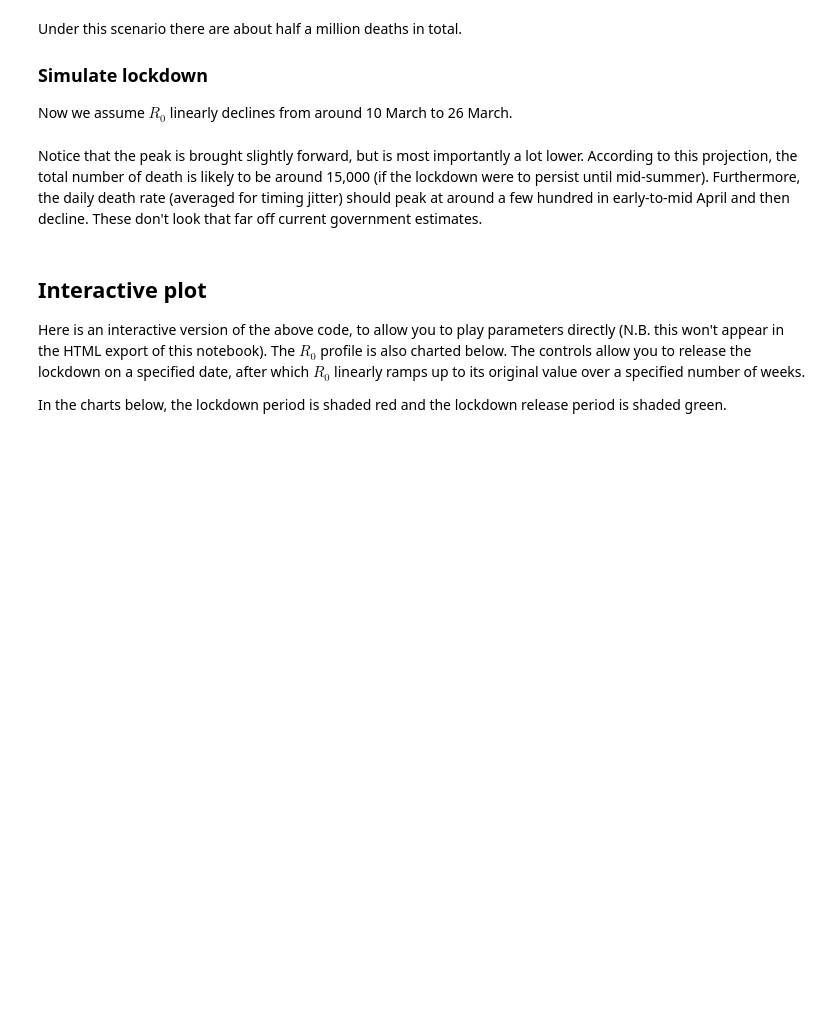
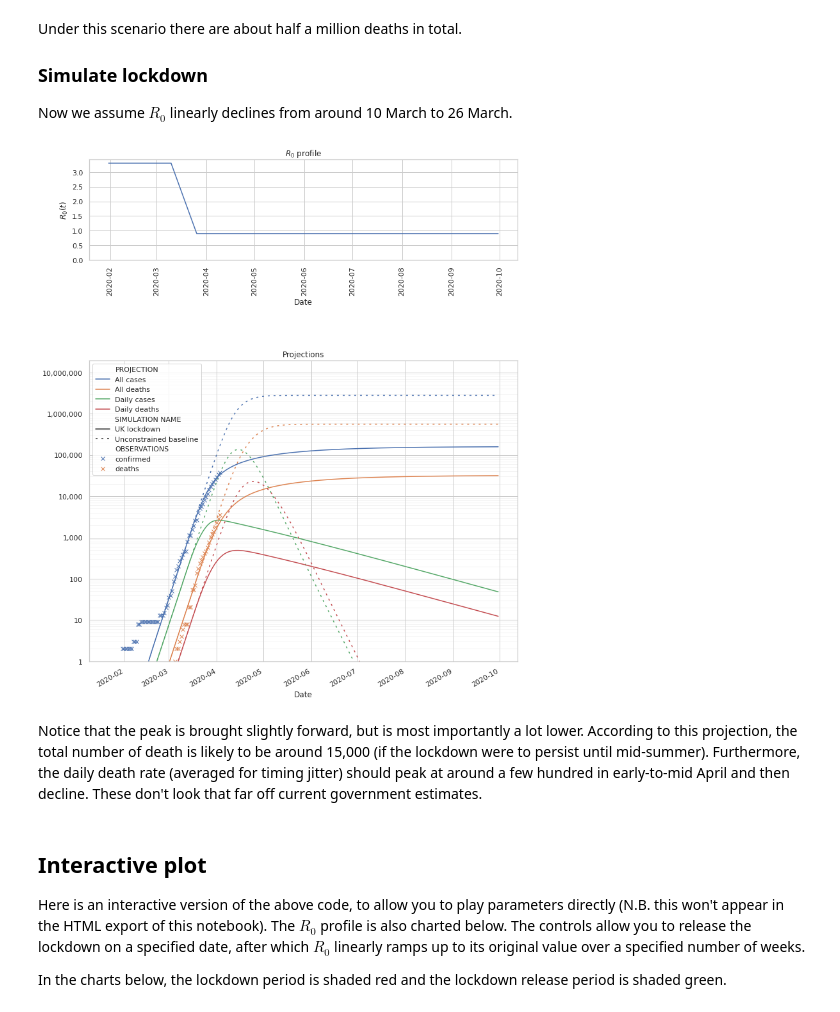
Before and after one commit to jpbrodrick/covid-19-modelling, a Jupyter notebook: Covid-19 SEIR Model.ipynb, the cells around one changed output. Cells and saved outputs as stored; diff of their text form; code cells hidden in the pictures; blank space fills up the shorter version.

```diff
--- a/Covid-19 SEIR Model.ipynb
+++ b/Covid-19 SEIR Model.ipynb
@@ -141,31 +157,31 @@ Under this scenario there are about half a million deaths in total.
 
 Now we assume $R_0$ linearly declines from around 10 March to 26 March.
 # %%
-t_model_ld = copy(t_model_c)
-R_0_final = 0.7
+R_0_final = 0.9
 R_0_ld = piecewise_linear_R_0_profile(['2020/03/10', '2020/03/26'],
-                                          [transmission_parameters['R_0'],
-                                          R_0_final],
-                                            sim_baseline)
-t_model_ld.R_0 = R_0_ld
-sim_ld = run_outbreak(t_model_ld, e_model_c, 2*365//3, SEIR.make_state(S=6.64e7, I=1))
-sim_ld = calibrate_timing_to_cases(sim_ld,
-                                   ts.confirmed[ts['phase']=='unrestricted'])
+                                      [unc_model.R_0(0), R_0_final],
+                                      sim_baseline)
+ld_model = SEIRObsModel(start_date=unc_model.start_date,
+                        **SEIRObs_parameters)
+ld_model.R_0 = R_0_ld
+sim_ld = ld_model.predict(2*365//3)
 assert ((sim_baseline.index - sim_ld.index).to_series().dt.days==0).all()
 sim_ld.to_csv('simdata/sim-lockdown-final-R0-{}.csv'.format(R_0_final))
 _, (axt, axb) = plt.subplots(2, 1, figsize=(12, 16),
                              gridspec_kw={'height_ratios': [1, 3]})
 plt.sca(axt)
 plt.plot(sim_baseline.index, R_0_ld(range(len(sim_baseline))))
 plt.ylim(0, None)
 plt.ylabel('$R_0(t)$')
 plt.xlabel('Date')
 plt.xticks(rotation=90)
 plt.title('$R_0$ profile')
 plot_simulations({'UK lockdown': sim_ld,
                   'Unconstrained baseline': sim_baseline}, ts, ax=axb)
 axb.set_title('Projections')
 plt.subplots_adjust(hspace=0.5)
+# %% [output]
+[figure, added]
 # %% [markdown]
 Notice that the peak is brought slightly forward, but is most importantly a lot lower. According to this projection, the total number of death is likely to be around 15,000 (if the lockdown were to persist until mid-summer). Furthermore, the daily death rate (averaged for timing jitter) should peak at around a few hundred in early-to-mid April and then decline. These don't look that far off current government estimates.
 # %% [markdown]
```
Also changed, not shown: parts of 6 cells of this notebook, 2 other files.
